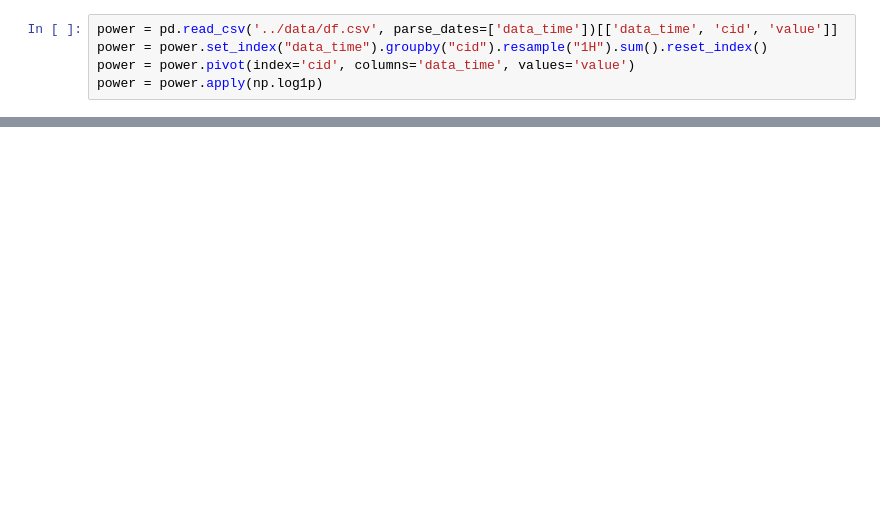
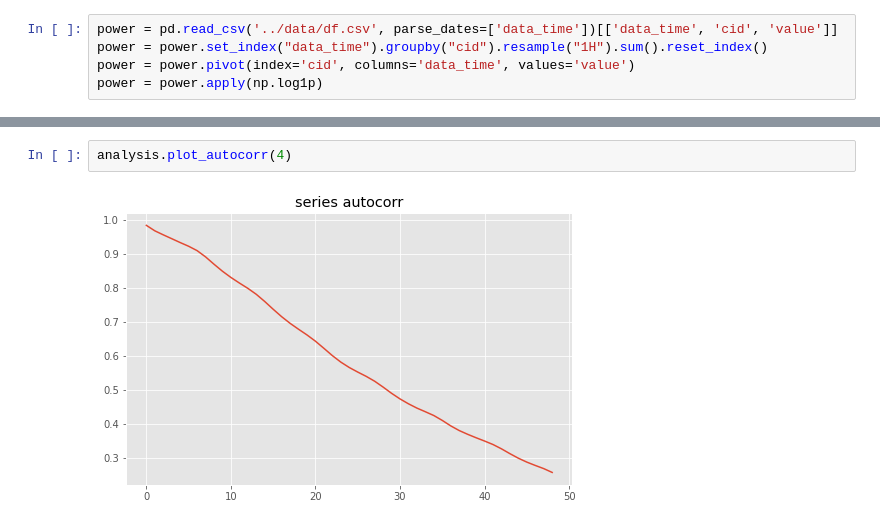
Before and after one commit to Relevation-143/Deep-Time-Series-Prediction, a Jupyter notebook: notebooks/Untitled1.ipynb, the cells around one changed output, grey strips where cells are left out. Drawn from its saved outputs; the diff is of its cells as text; blank space fills up the shorter version.

```diff
--- a/notebooks/Untitled1.ipynb
+++ b/notebooks/Untitled1.ipynb
@@ -209,0 +46,4 @@ power
+# %%
+analysis.plot_autocorr(4)
+# %% [output]
+[figure, added]
```
Also changed, not shown: parts of 45 cells of this notebook, 9 other files.
